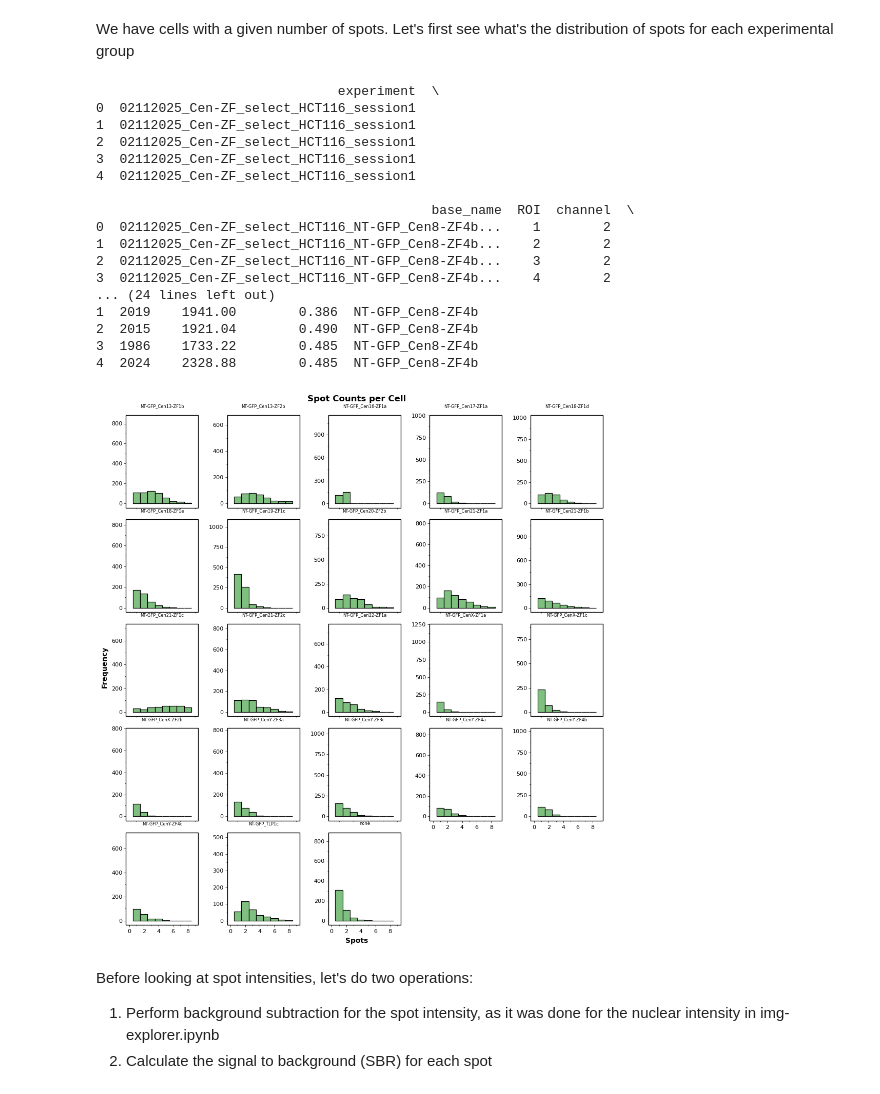
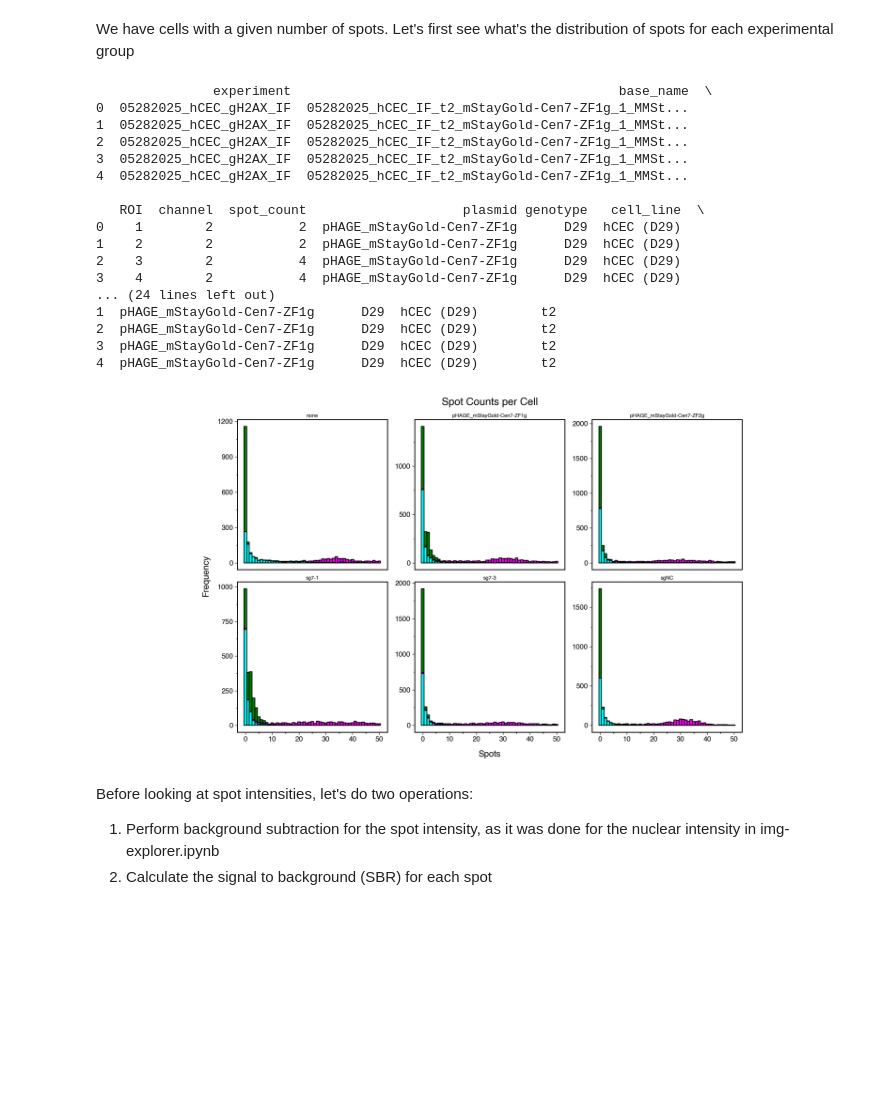
Before and after one commit to timotheelionnet/python_image-analysis, a Jupyter notebook: notebooks/spot-filtrr.ipynb, the cells around one changed output. Drawn from its saved outputs; the diff is of its cells as text; code cells hidden in the pictures; blank space fills up the shorter version.

```diff
--- a/notebooks/spot-filtrr.ipynb
+++ b/notebooks/spot-filtrr.ipynb
@@ -30,8 +30,8 @@ logging.basicConfig(level=logging.INFO, format='%(asctime)s - %(levelname)s - %(
 repo_directory = "/Users/nestor/Documents/NYU-ISG/python_image-analysis" # analysis code directory
 
 # List the experiments to read data for
-#experiment_list = ["02062025_AK_FISH_fibroblasts"]
-experiment_list = ["02112025_Cen-ZF_select_HCT116_session1", "02132025_Cen-ZF_select_HCT116_session2"]
+experiment_list = ["05282025_hCEC_gH2AX_IF"]
+#experiment_list = ["02112025_Cen-ZF_select_HCT116_session1", "02132025_Cen-ZF_select_HCT116_session2"]
 # %% [markdown]
 We have cells with a given number of spots. Let's first see what's the distribution of spots for each experimental group
 # %%
@@ -112,23 +112,23 @@ raw_spot_metrics = raw_spot_metrics.merge(cell_metrics[common_keys], on = common
 print(raw_spot_counts.head())
 print(raw_spot_metrics.head())
 # %% [output]
-                               experiment  \
-0  02112025_Cen-ZF_select_HCT116_session1
-1  02112025_Cen-ZF_select_HCT116_session1
-2  02112025_Cen-ZF_select_HCT116_session1
-3  02112025_Cen-ZF_select_HCT116_session1
-4  02112025_Cen-ZF_select_HCT116_session1
+               experiment                                          base_name  \
+0  05282025_hCEC_gH2AX_IF  05282025_hCEC_IF_t2_mStayGold-Cen7-ZF1g_1_MMSt...
+1  05282025_hCEC_gH2AX_IF  05282025_hCEC_IF_t2_mStayGold-Cen7-ZF1g_1_MMSt...
+2  05282025_hCEC_gH2AX_IF  05282025_hCEC_IF_t2_mStayGold-Cen7-ZF1g_1_MMSt...
+3  05282025_hCEC_gH2AX_IF  05282025_hCEC_IF_t2_mStayGold-Cen7-ZF1g_1_MMSt...
+4  05282025_hCEC_gH2AX_IF  05282025_hCEC_IF_t2_mStayGold-Cen7-ZF1g_1_MMSt...
 
-                                           base_name  ROI  channel  \
-0  02112025_Cen-ZF_select_HCT116_NT-GFP_Cen8-ZF4b...    1        2
-1  02112025_Cen-ZF_select_HCT116_NT-GFP_Cen8-ZF4b...    2        2
-2  02112025_Cen-ZF_select_HCT116_NT-GFP_Cen8-ZF4b...    3        2
-3  02112025_Cen-ZF_select_HCT116_NT-GFP_Cen8-ZF4b...    4        2
+   ROI  channel  spot_count                    plasmid genotype   cell_line  \
+0    1        2           2  pHAGE_mStayGold-Cen7-ZF1g      D29  hCEC (D29)
+1    2        2           2  pHAGE_mStayGold-Cen7-ZF1g      D29  hCEC (D29)
+2    3        2           4  pHAGE_mStayGold-Cen7-ZF1g      D29  hCEC (D29)
+3    4        2           4  pHAGE_mStayGold-Cen7-ZF1g      D29  hCEC (D29)
 ... (24 lines left out)
-1  2019    1941.00        0.386  NT-GFP_Cen8-ZF4b
-2  2015    1921.04        0.490  NT-GFP_Cen8-ZF4b
-3  1986    1733.22        0.485  NT-GFP_Cen8-ZF4b
-4  2024    2328.88        0.485  NT-GFP_Cen8-ZF4b
+1  pHAGE_mStayGold-Cen7-ZF1g      D29  hCEC (D29)        t2
+2  pHAGE_mStayGold-Cen7-ZF1g      D29  hCEC (D29)        t2
+3  pHAGE_mStayGold-Cen7-ZF1g      D29  hCEC (D29)        t2
+4  pHAGE_mStayGold-Cen7-ZF1g      D29  hCEC (D29)        t2
 # %%
 # Plot the number of spots found for all ROIs in all images,
 # separated by experimental group and channel
@@ -142,47 +142,47 @@ channel_colors = {1: 'blue', 2: 'green', 3: 'magenta', 4: 'cyan'}
 # Reorder channels so that Channel 2 (GFP) is plotted over Channel 3 (FISH)
 #spot_filter_counts['channel'] = pd.Categorical(spot_filter_counts['channel'], categories=[3, 2], ordered=True)
 
-#my_spots = spot_counts[spot_counts['channel'].isin([2,3])]
-my_spots = raw_spot_counts[raw_spot_counts['experiment'] == experiment_list[1]]
-
 # Determine the largest number of spots to set the X axis of the plot
 #max_spot_count = spot_df['spot_count'].max()
-max_spot_count = 8
+max_spot_count = 50
+
+#my_spots = spot_counts[spot_counts['channel'].isin([2,3])]
+my_spots = raw_spot_counts[(raw_spot_counts['experiment'] == experiment_list[0]) &
+                            (raw_spot_counts['spot_count'] <= max_spot_count)]
 
 # Define the plot with overlaid histograms for each channel
 spot_histogram_raw = (
     p9.ggplot(my_spots,
               p9.aes(x = 'spot_count',
                      fill = 'factor(channel)')) +  # Set the data and x-axis aesthetic
-    p9.geom_histogram(binwidth = 1, color = 'black',
-                      alpha = 0.5, position = 'identity') +  # Overlaid histograms
+    p9.geom_histogram(binwidth = 1, color = 'black') +  # Overlaid histograms
     p9.labs(title = 'Spot Counts per Cell',
             x = 'Spots', y = 'Frequency', fill = 'Channel') +  # Add labels
     #p9.facet_wrap(' ~ channel + group', scales = "free_y", nrow = 2) +
     p9.facet_wrap(' ~ plasmid', scales = 'free_y') +
     p9.scale_fill_manual(values = channel_colors) +  # Apply the custom channel colors
-    p9.scale_x_continuous(limits = [0, max_spot_count+1], breaks = range(0, max_spot_count + 1, 2)) +
+    #p9.scale_x_discrete(limits = [0, max_spot_count], breaks = [0, 8, by = 2]) +
     p9.theme_bw() +  # Apply theme
     p9.theme(figure_size = (12, 6),
-             subplots_adjust = {'wspace': 0.4},  # Adjust space between plots
+             subplots_adjust = {'wspace': 0.2},  # Adjust space between plots
              aspect_ratio = 1,
              panel_grid = p9.element_blank(),
              panel_border = p9.element_rect(color='black', linewidth=1),
              axis_ticks = p9.element_line(color='black', linewidth=0.5),
              plot_title = p9.element_text(size=12, color='black', face='bold'),
              axis_text = p9.element_text(size=8, color='black'),
              axis_title = p9.element_text(size=10, color='black', face='bold'),
              legend_text = p9.element_text(size=8, color='black'),
              legend_title = p9.element_text(size=10, color='black', face='bold'),
              legend_position = 'none',
              strip_background = p9.element_blank(),
              strip_text = p9.element_text(size=6, color='black'))
 )
 
 # Display the plot
-print(spot_histogram_raw)
+spot_histogram_raw
 # %% [output]
-[figure, old version]
+[figure, new version]
 # %% [markdown]
 Before looking at spot intensities, let's do two operations:
 1. Perform background subtraction for the spot intensity, as it was done for the nuclear intensity in img-explorer.ipynb
```
Also changed, not shown: parts of 9 cells of this notebook.
